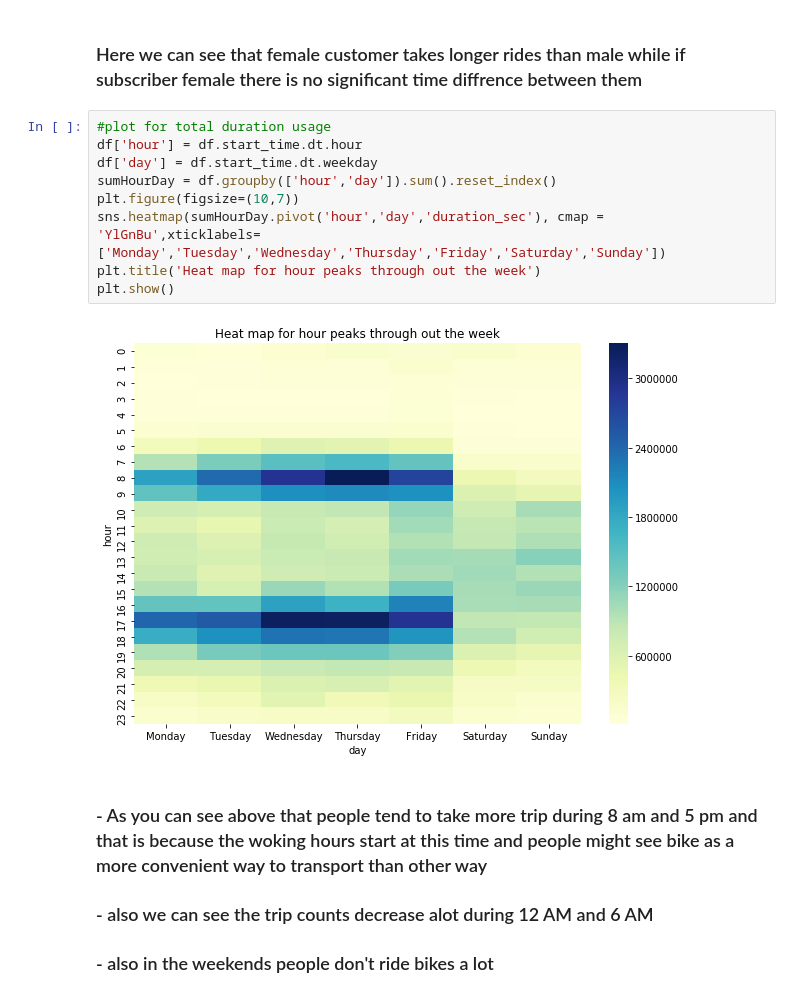
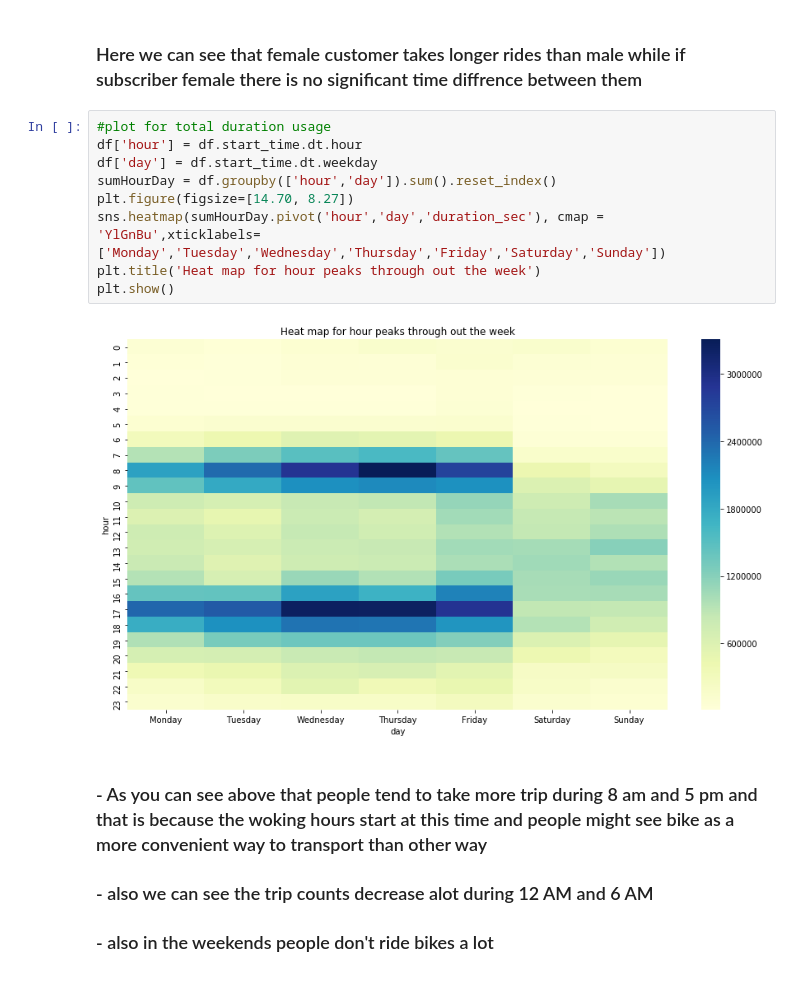
Before and after one commit to ZeadAlkhonein/FordGoBikeAnalysis, a Jupyter notebook: ExplantoryAnalysis.ipynb, the cells around one changed output. Cells and saved outputs as stored; diff of their text form.

```diff
--- a/ExplantoryAnalysis.ipynb
+++ b/ExplantoryAnalysis.ipynb
@@ -74,14 +77,14 @@ plt.show()
 # %%
 #plot for total duration usage
 df['hour'] = df.start_time.dt.hour
 df['day'] = df.start_time.dt.weekday
 sumHourDay = df.groupby(['hour','day']).sum().reset_index()
-plt.figure(figsize=(10,7))
+plt.figure(figsize=[14.70, 8.27])
 sns.heatmap(sumHourDay.pivot('hour','day','duration_sec'), cmap = 'YlGnBu',xticklabels=['Monday','Tuesday','Wednesday','Thursday','Friday','Saturday','Sunday'])
 plt.title('Heat map for hour peaks through out the week')
 plt.show()
 # %% [output]
-[figure, old version]
+[figure, new version]
 # %% [markdown]
 ### - As you can see above that people tend to take more trip during 8 am and 5 pm and that is because the woking hours start at this time and people might see bike as a more convenient way to transport than other way
 ### - also we can see the trip counts decrease alot during 12 AM and 6 AM
```
Also changed, not shown: parts of 3 cells of this notebook, 3 other files.
